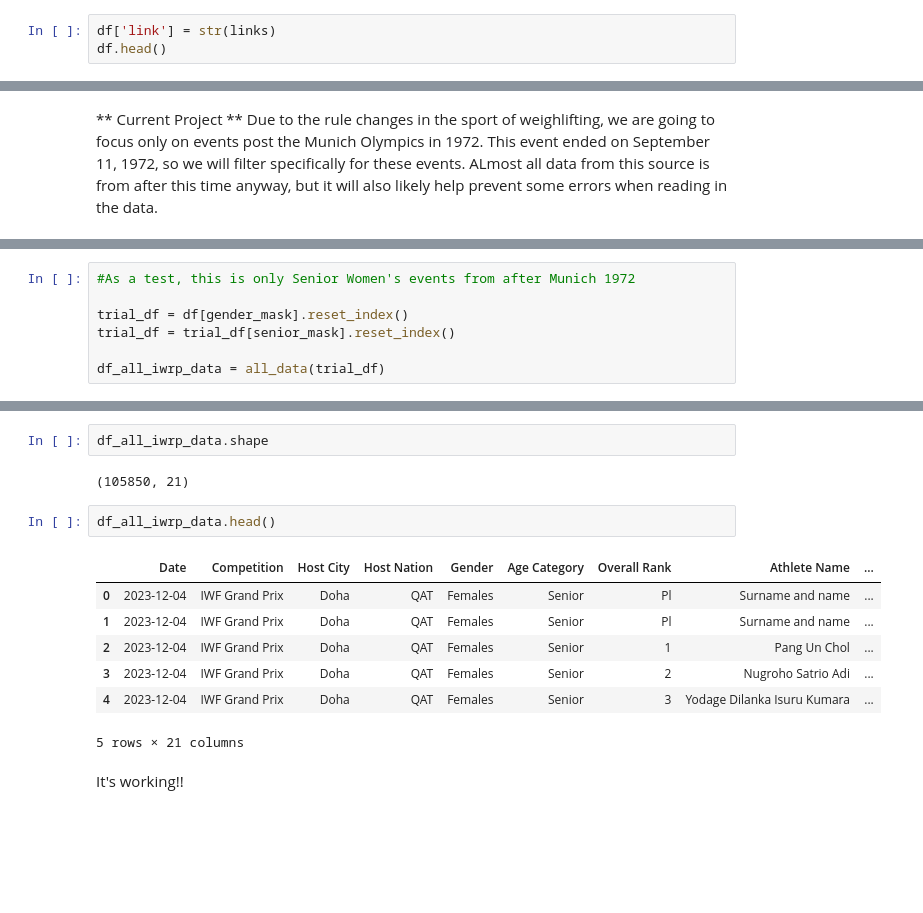
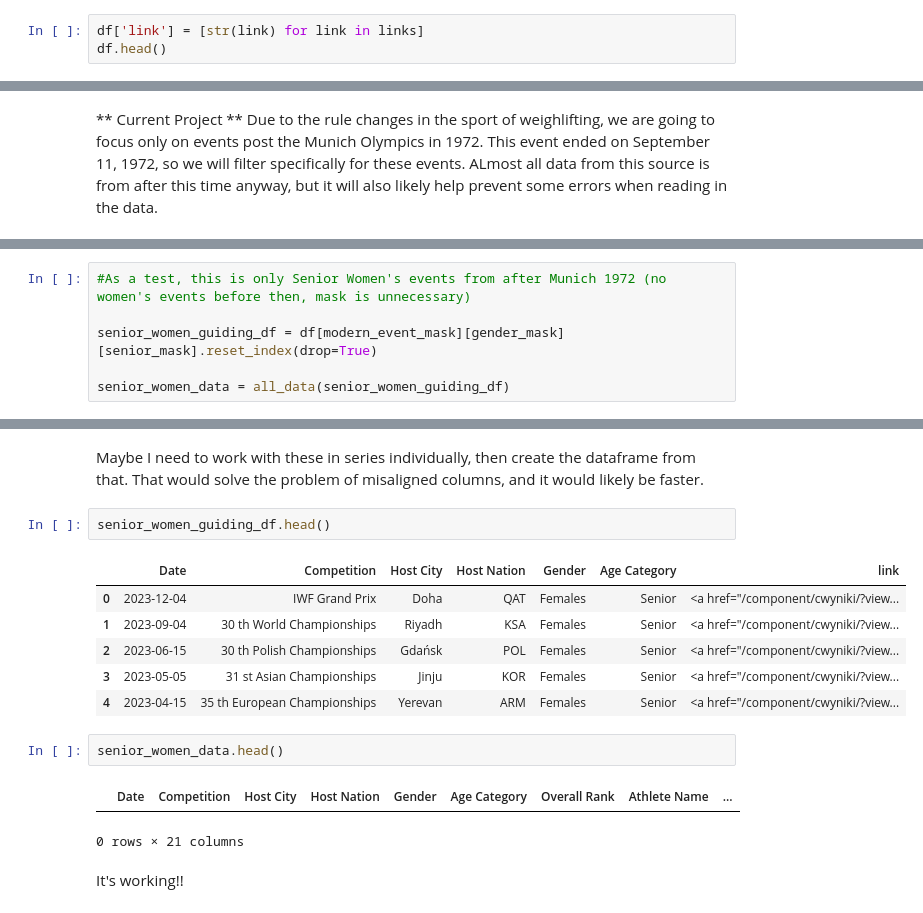
Before and after one commit to aaronjkeeney/Rxpose, a Jupyter notebook: Python_Version Rxpose.ipynb, the cells around one changed output, grey strips where cells are left out. Drawn from its saved outputs; the diff is of its cells as text; blank space fills up the shorter version.

Commit message:
Fixed the duplicated data issue. Need to solve series alignment issues

```diff
--- a/Python_Version Rxpose.ipynb
+++ b/Python_Version Rxpose.ipynb
@@ -184,7 +176,7 @@ print(links[::-1])
 [<a href="/component/cwyniki/?view=contest&amp;id_zawody=2752">IWF Grand Prix</a>, <a href="/component/cwyniki/?view=contest&amp;id_zawody=2753">IWF Grand Prix</a>, <a href="/component/cwyniki/?view=c ...
 [<a href="/component/cwyniki/?view=contest&amp;id_zawody=24">IX Olympics Games</a>, <a href="/component/cwyniki/?view=contest&amp;id_zawody=23">X Olympics Games</a>, <a href="/component/cwyniki/?view= ...
 # %%
-df['link'] = str(links)
+df['link'] = [str(link) for link in links]
 df.head()
 # %% [output]
 |  | Date | Name | Place | Nation | Gender | Age category | link |
@@ -276,10 +278,9 @@ def all_data(guiding_data_frame: pd.DataFrame) -> pd.DataFrame:
 
     return full_dataframe
 # %%
-#As a test, this is only Senior Women's events from after Munich 1972
+#As a test, this is only Senior Women's events from after Munich 1972 (no women's events before then, mask is unnecessary)
 
-trial_df = df[gender_mask].reset_index()
-trial_df = trial_df[senior_mask].reset_index()
+senior_women_guiding_df = df[modern_event_mask][gender_mask][senior_mask].reset_index(drop=True)
 
-df_all_iwrp_data = all_data(trial_df)
+senior_women_data = all_data(senior_women_guiding_df)
 # %% [output]
@@ -303,17 +304,19 @@ successfully added information from page 550 of 550
-# %%
-df_all_iwrp_data.shape
-# %% [output]
-(105850, 21)
+# %% [markdown]
+Maybe I need to work with these in series individually, then create the dataframe from that. That would solve the problem of misaligned columns, and it would likely be faster.
 # %%
-df_all_iwrp_data.head()
+senior_women_guiding_df.head()
 # %% [output]
-|  | Date | Competition | Host City | Host Nation | Gender | Age Category | Overall Rank | Athlete Name | ... |
-| 0 | 2023-12-04 | IWF Grand Prix | Doha | QAT | Females | Senior | Pl | Surname and name | ... |
-| 1 | 2023-12-04 | IWF Grand Prix | Doha | QAT | Females | Senior | Pl | Surname and name | ... |
-| 2 | 2023-12-04 | IWF Grand Prix | Doha | QAT | Females | Senior | 1 | Pang Un Chol | ... |
-| 3 | 2023-12-04 | IWF Grand Prix | Doha | QAT | Females | Senior | 2 | Nugroho Satrio Adi | ... |
-| 4 | 2023-12-04 | IWF Grand Prix | Doha | QAT | Females | Senior | 3 | Yodage Dilanka Isuru Kumara | ... |
+|  | Date | Competition | Host City | Host Nation | Gender | Age Category | link |
+| 0 | 2023-12-04 | IWF Grand Prix | Doha | QAT | Females | Senior | <a href="/component/cwyniki/?view... |
+| 1 | 2023-09-04 | 30 th World Championships | Riyadh | KSA | Females | Senior | <a href="/component/cwyniki/?view... |
+| 2 | 2023-06-15 | 30 th Polish Championships | Gdańsk | POL | Females | Senior | <a href="/component/cwyniki/?view... |
+| 3 | 2023-05-05 | 31 st Asian Championships | Jinju | KOR | Females | Senior | <a href="/component/cwyniki/?view... |
+| 4 | 2023-04-15 | 35 th European Championships | Yerevan | ARM | Females | Senior | <a href="/component/cwyniki/?view... |
-5 rows × 21 columns
+# %%
+senior_women_data.head()
+# %% [output]
+|  | Date | Competition | Host City | Host Nation | Gender | Age Category | Overall Rank | Athlete Name | ... |
+0 rows × 21 columns
 # %% [markdown]
 It's working!!
 # %%
```
Also changed, not shown: parts of 15 cells of this notebook.
